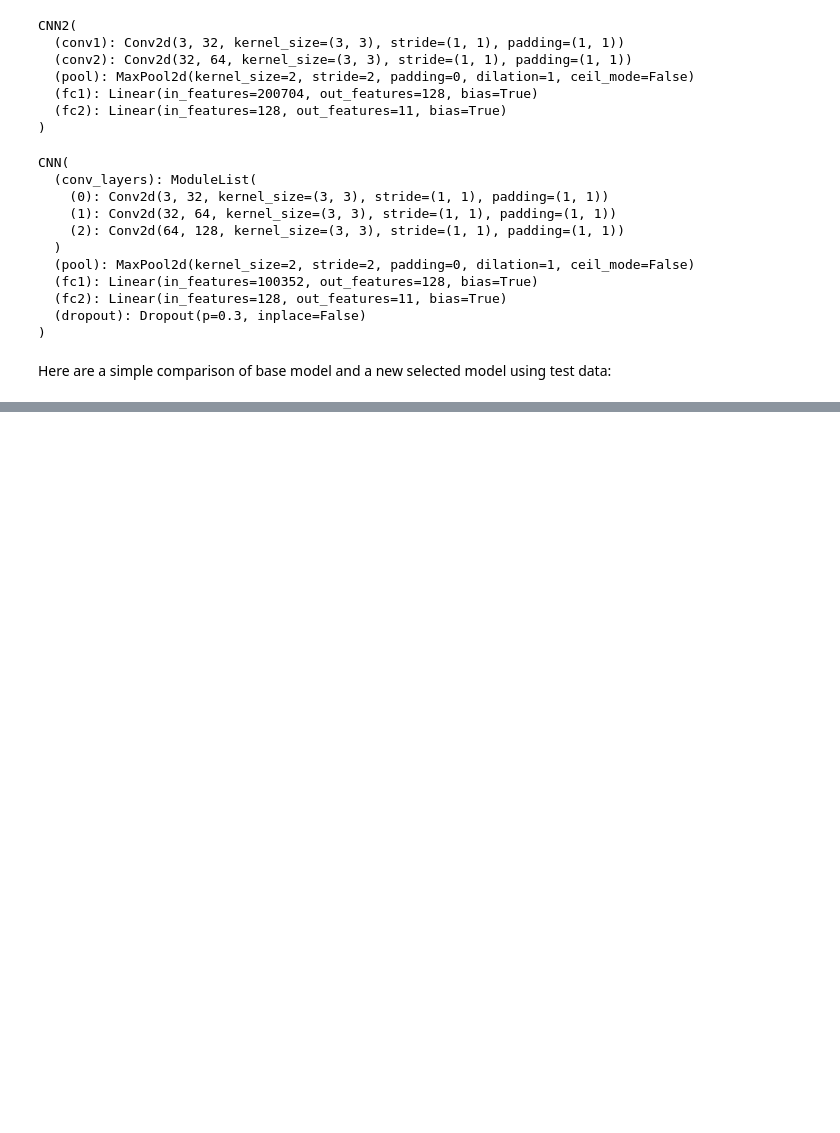
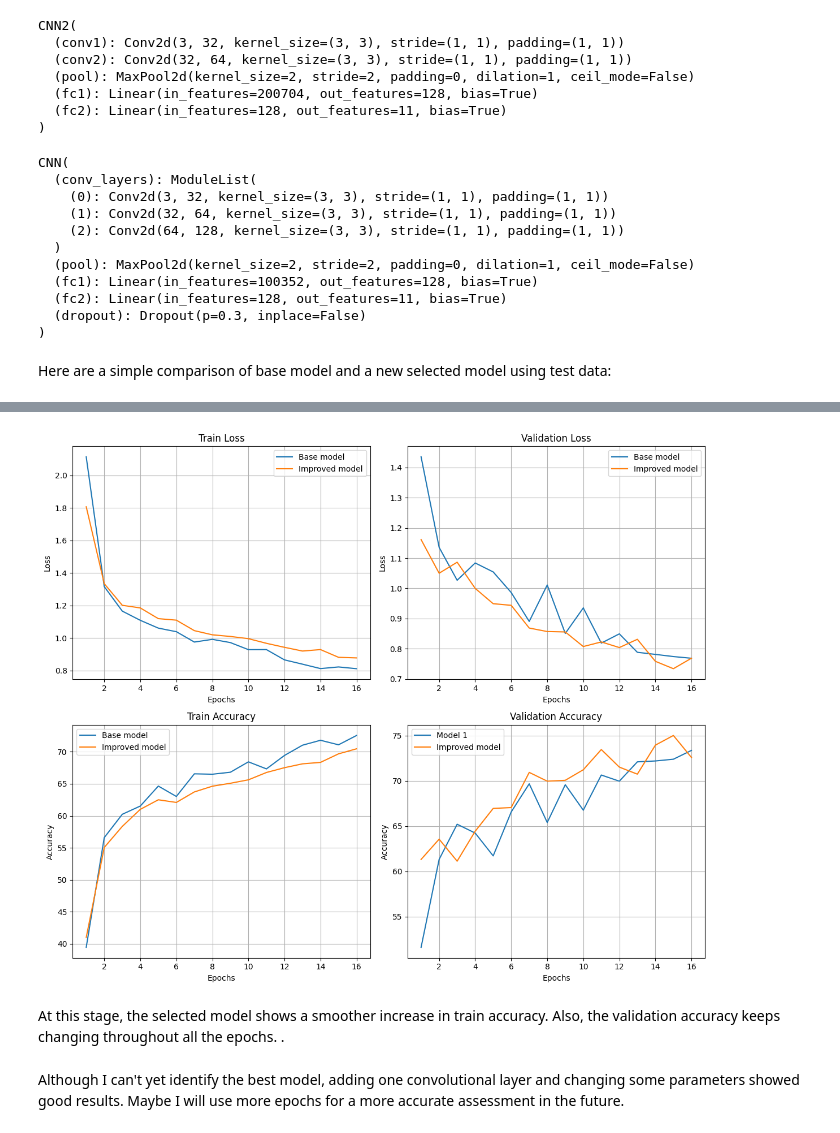
Before and after one commit to gubka3000/weather-CV-project, a Jupyter notebook: best-model.ipynb, the cells around one changed output, grey strips where cells are left out. Cells and saved outputs as stored; diff of their text form; code cells hidden in the pictures; blank space fills up the shorter version.

Commit message:
Update best-model notebook

```diff
--- a/best-model.ipynb
+++ b/best-model.ipynb
@@ -565,0 +571,64 @@ weighted avg       0.73      0.71      0.72      1030
+# %%
+history1 = torch.load('models\\model1\\training_history.pth')
+history2 = torch.load('models\\model2\\training_history2.pth')
+# %%
+train_losses1 = history1['train_losses']
+val_losses1 = history1['val_losses']
+train_accuracies1 = history1['train_accuracies']
+val_accuracies1 = history1['val_accuracies']
+
+train_losses2 = history2['train_losses']
+val_losses2 = history2['val_losses']
+train_accuracies2 = history2['train_accuracies']
+val_accuracies2 = history2['val_accuracies']
+
+epochs1 = range(1, len(train_losses1) + 1)
+epochs2 = range(1, len(train_losses2) + 1)
+# %%
+plt.figure(figsize=(12, 10))
+
+plt.subplot(2, 2, 1)
+plt.plot(epochs1, train_losses1, label="Base model")
+plt.plot(epochs2, train_losses2, label="Improved model")
+plt.title("Train Loss")
+plt.xlabel("Epochs")
+plt.ylabel("Loss")
+plt.legend()
+plt.grid(True)
+
+plt.subplot(2, 2, 2)
+plt.plot(epochs1, val_losses1, label="Base model")
+plt.plot(epochs2, val_losses2, label="Improved model")
+plt.title("Validation Loss")
+plt.xlabel("Epochs")
+plt.ylabel("Loss")
+plt.legend()
+plt.grid(True)
+
+plt.subplot(2, 2, 3)
+plt.plot(epochs1, train_accuracies1, label="Base model")
+plt.plot(epochs2, train_accuracies2, label="Improved model")
+plt.title("Train Accuracy")
+plt.xlabel("Epochs")
+plt.ylabel("Accuracy")
+plt.legend()
+plt.grid(True)
+
+plt.subplot(2, 2, 4)
+plt.plot(epochs1, val_accuracies1, label="Model 1")
+plt.plot(epochs2, val_accuracies2, label="Improved model")
+plt.title("Validation Accuracy")
+plt.xlabel("Epochs")
+plt.ylabel("Accuracy")
+plt.legend()
+plt.grid(True)
+
+plt.tight_layout()
+plt.show()
+# %% [output]
+[figure, added]
+# %% [markdown]
+At this stage, the selected model shows a smoother increase in train accuracy.
+Also, the validation accuracy keeps changing throughout all the epochs. .
+# %% [markdown]
+Although I can't yet identify the best model, adding one convolutional layer and changing some parameters showed good results. Maybe I will use more epochs for a more accurate assessment in the future.
```
Also changed, not shown: parts of 7 cells of this notebook.
